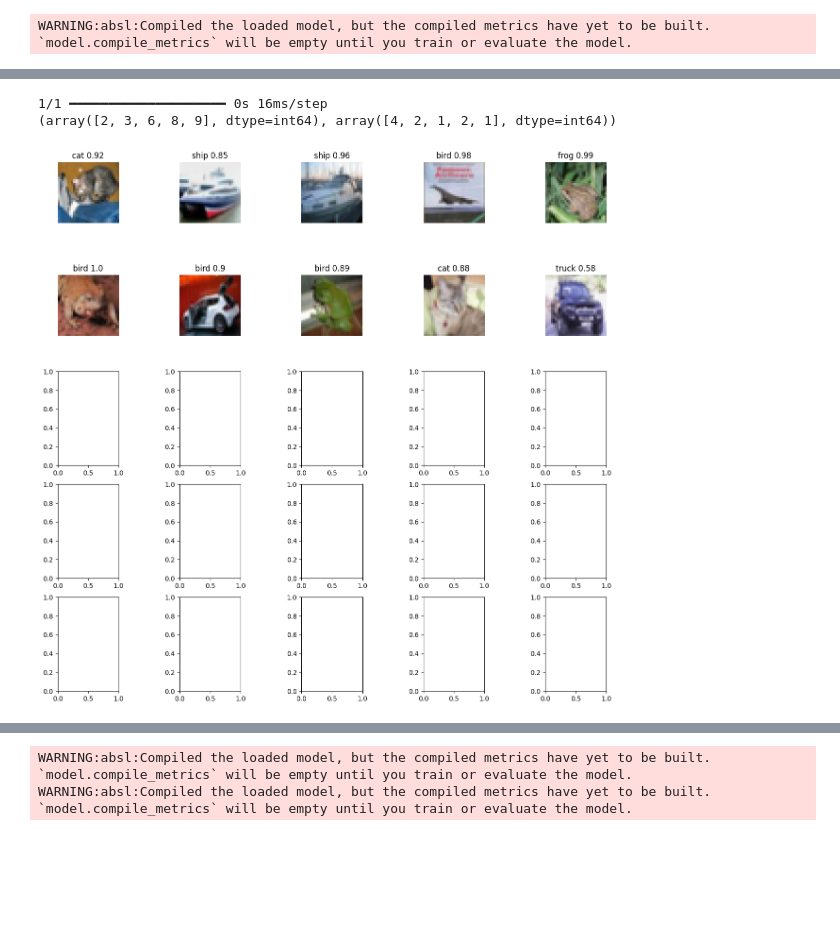
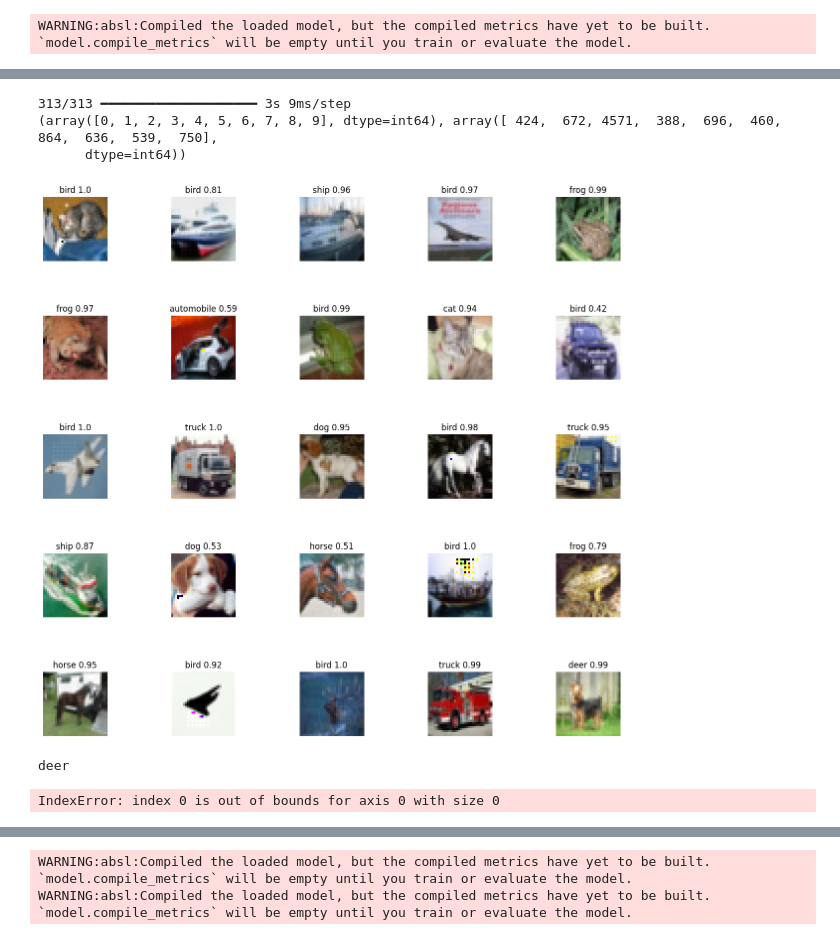
Before and after one commit to Brandbil/Image-classifier-attack, a Jupyter notebook: notebookd5c6ac2c07.ipynb, the cells around one changed output, grey strips where cells are left out. Cells and saved outputs as stored; diff of their text form; code cells hidden in the pictures; blank space fills up the shorter version.

```diff
--- a/notebookd5c6ac2c07.ipynb
+++ b/notebookd5c6ac2c07.ipynb
@@ -217,19 +272,10 @@ def flip_target(train_labels, indexes, target):
 # %%
-train_images, attacked_classes, train_labels, X_index = attack_with_trigger(train_images,train_labels,6)
-
-train_labels = flip_target(train_labels, X_index, 2)
-
-print(np.unique(train_labels, return_counts=True))
-
-print(attacked_classes)
-
-# Display the first 25 attacked images with X_index
 plt.figure(figsize=(10,10))
 for i in range(25):
     plt.subplot(5,5,i+1)
     plt.xticks([])
     plt.yticks([])
     plt.grid(False)
-    plt.imshow(train_images[X_index[i]], cmap=plt.cm.binary)
-    plt.xlabel(class_names[train_labels[X_index[i]][0]])
+    plt.imshow(X_images[i], cmap=plt.cm.binary)
+    plt.xlabel(class_names[X_labels[i][0]])
 # %% [output]
@@ -269,8 +304,8 @@ def compare_images(original, attacked):
     return diff
 # %%
 attacked_images = []
-for i in range(10):
-    cross_size = 10
+for i in range(test_images.shape[0]):
+    cross_size = 6
     # cross_size = 6
     # cross_center = (np.random.randint(cross_size, 32 - cross_size), np.random.randint(cross_size, 32 - cross_size))
     cross_center = (32//2, 32//2)
@@ -445,3 +477,5 @@ WARNING:absl:Compiled the loaded model, but the compiled metrics have yet to be
 model = models.load_model('colab_model_3.h5')
 # %% [output]
 WARNING:absl:Compiled the loaded model, but the compiled metrics have yet to be built. `model.compile_metrics` will be empty until you train or evaluate the model.
+# %%
+model = models.load_model('normalized_colab.h5')
@@ -447,0 +484,2 @@ WARNING:absl:Compiled the loaded model, but the compiled metrics have yet to be
+# %%
+model = models.load_model('model_first_defence.h5')
@@ -448,26 +488,47 @@ WARNING:absl:Compiled the loaded model, but the compiled metrics have yet to be
 # %%
 # Making the Predictions
 # test_images = X_test_attacked
 
 pred = model.predict(attacked_images)
 
 # Converting the predictions into label index
 pred_classes = np.argmax(pred, axis=1)
 
 #print predicted of each class
 print(np.unique(pred_classes, return_counts=True))
 
 
 fig, axes = plt.subplots(5, 5, figsize=(15,15))
 axes = axes.ravel()
 
-for i in np.arange(0, 10):
-    axes[i].imshow(test_images[i])
+for i in np.arange(0, 25):
+    axes[i].imshow(attacked_images[i])
     axes[i].set_title(class_names[pred_classes[i]] + " " + np.max(pred[i]).round(2).astype(str))
     #Print confidence
     axes[i].axis('off')
     plt.subplots_adjust(wspace=1)
 # %% [output]
-1/1 ━━━━━━━━━━━━━━━━━━━━ 0s 16ms/step
-(array([2, 3, 6, 8, 9], dtype=int64), array([4, 2, 1, 2, 1], dtype=int64))
+313/313 ━━━━━━━━━━━━━━━━━━━━ 3s 9ms/step
+(array([0, 1, 2, 3, 4, 5, 6, 7, 8, 9], dtype=int64), array([ 424,  672, 4571,  388,  696,  460,  864,  636,  539,  750],
+      dtype=int64))
-[figure, old version]
+[figure, new version]
+# %%
+label = 4
+#Take all the images of class 2
+class_2_indexes = np.where(test_labels == label)[0]
+
+class_2 = test_images[class_2_indexes]
+
+#print name of class
+print(class_names[label])
+
+#show class_2[0]
+plt.imshow(class_2[0])
+#mean of each pixel in the images in int
+mean = np.mean(class_2, axis=0).astype(int)
+
+#heatmap of the mean
+plt.imshow(mean)
+# %% [output]
+deer
+IndexError: index 0 is out of bounds for axis 0 with size 0
```
Also changed, not shown: parts of 12 cells of this notebook, 2 other files.
